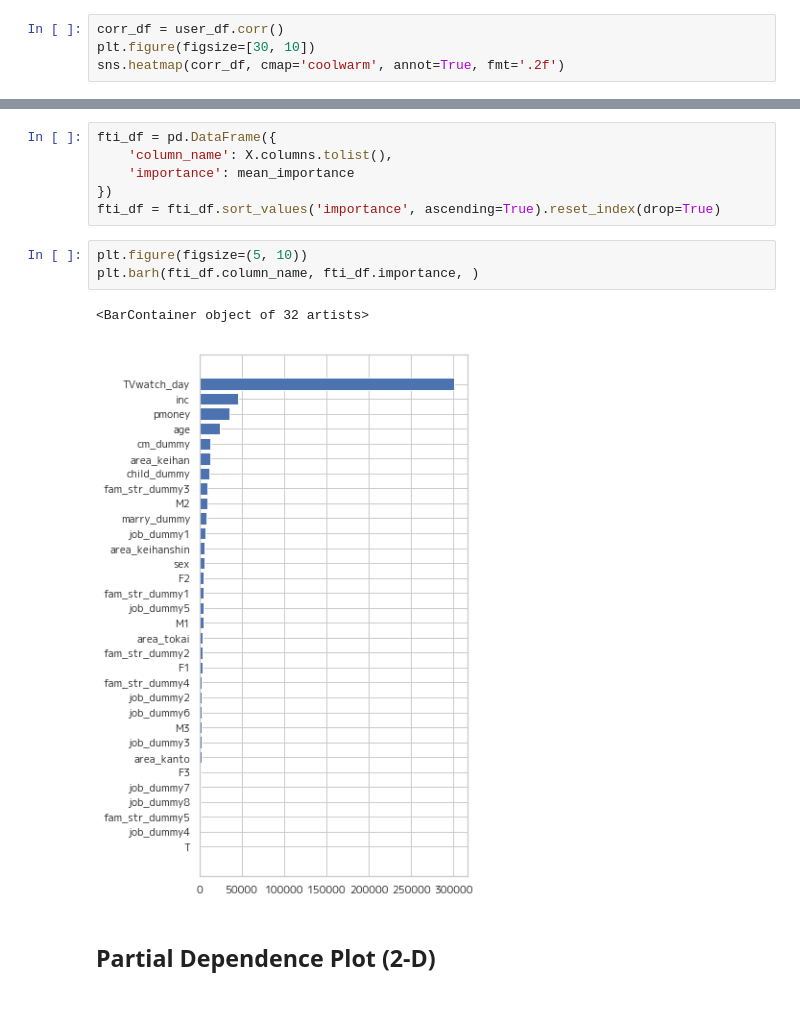
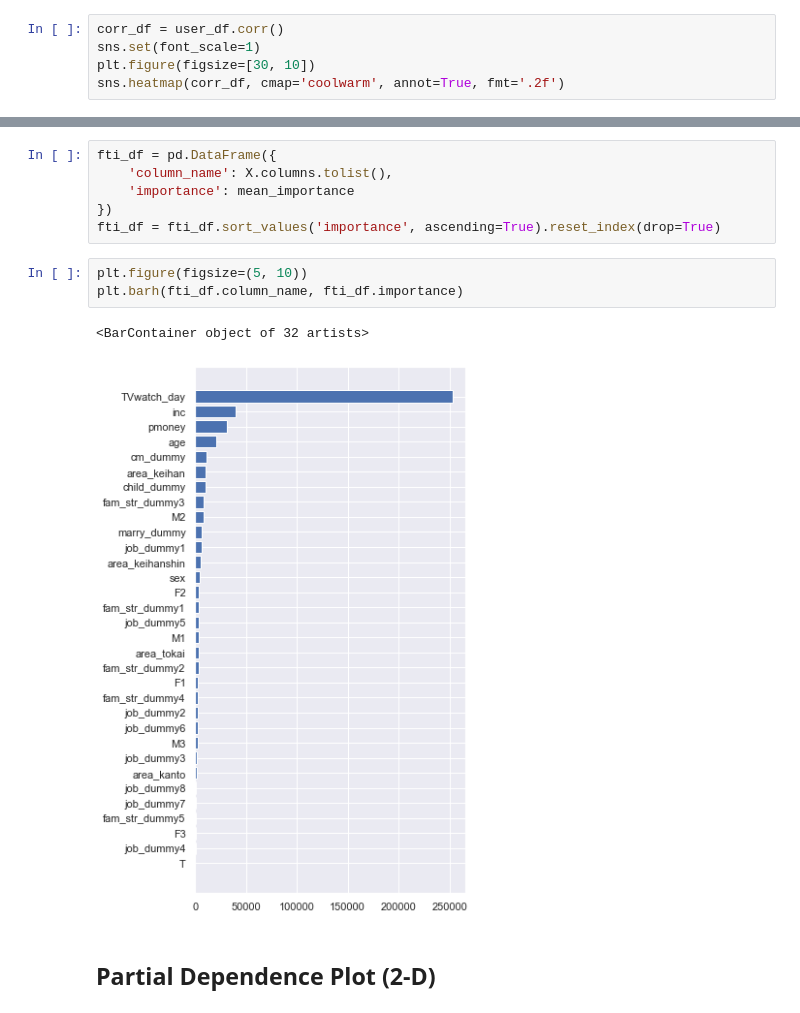
Before and after one commit to K-W-hibiki/Data_Analytics, a Jupyter notebook: 因果推論とか/feauture_imp.ipynb, the cells around one changed output, grey strips where cells are left out. Drawn from its saved outputs; the diff is of its cells as text.

```diff
--- a/因果推論とか/feauture_imp.ipynb
+++ b/因果推論とか/feauture_imp.ipynb
@@ -195,6 +212,7 @@ RMSEが低い（精度が高い）ほど、PDDが高いかもしれない?
 ## corr
 # %%
 corr_df = user_df.corr()
+sns.set(font_scale=1)
 plt.figure(figsize=[30, 10])
 sns.heatmap(corr_df, cmap='coolwarm', annot=True, fmt='.2f')
 # %% [output]
@@ -216,10 +234,10 @@ fti_df = pd.DataFrame({
 fti_df = fti_df.sort_values('importance', ascending=True).reset_index(drop=True)
 # %%
 plt.figure(figsize=(5, 10))
-plt.barh(fti_df.column_name, fti_df.importance, )
+plt.barh(fti_df.column_name, fti_df.importance)
 # %% [output]
 <BarContainer object of 32 artists>
-[figure, old version]
+[figure, new version]
 # %% [markdown]
 ## Partial Dependence Plot (2-D)
 # %%
```
Also changed, not shown: parts of 11 cells of this notebook, 2 other files.
